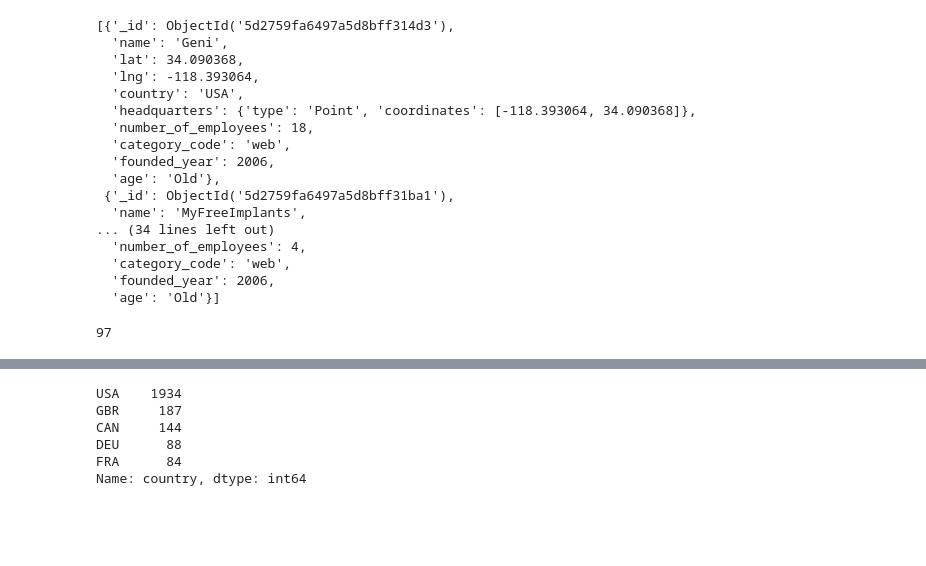
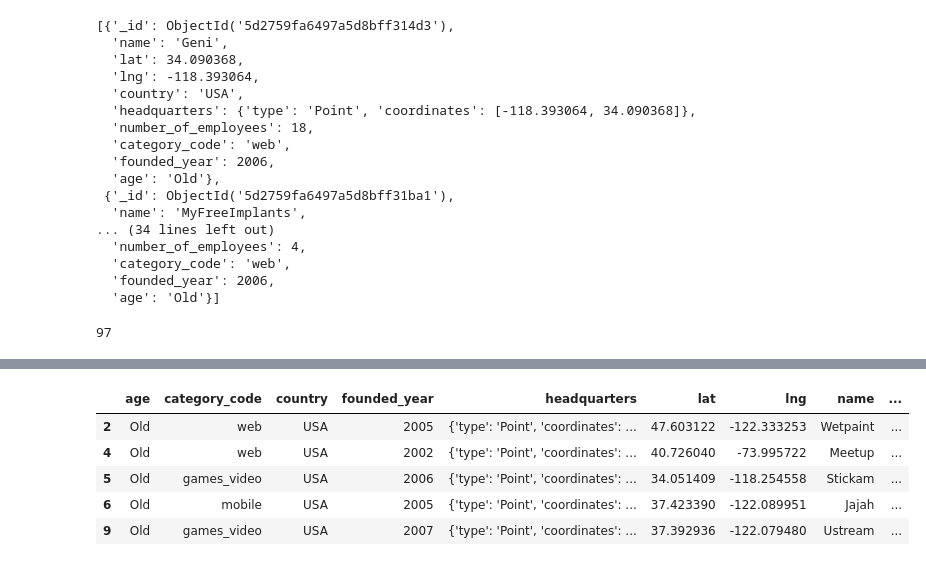
Before and after one commit to Pela12345/project-geospatial, a Jupyter notebook: Geo-Queries-Near.ipynb, the cells around one changed output, grey strips where cells are left out. Cells and saved outputs as stored; diff of their text form; code cells hidden in the pictures; blank space fills up the shorter version.

```diff
--- a/Geo-Queries-Near.ipynb
+++ b/Geo-Queries-Near.ipynb
@@ -131,12 +131,12 @@ b.head(10)
 | 8 | Old | web | USA | 1995 | {'type': 'Point', 'coordinates': ... | 37.295005 | -121.930035 | eBay | ... |
 | 9 | Old | games_video | USA | 2007 | {'type': 'Point', 'coordinates': ... | 37.392936 | -122.079480 | Ustream | ... |
 # %%
-#b["New/Old_Ratio"].value_counts()
-b["country"].value_counts().head()
+b1=b[b['New/Old_Ratio'] != 0]
+b1.head()
 # %% [output]
-USA    1934
-GBR     187
-CAN     144
-DEU      88
-FRA      84
-Name: country, dtype: int64
+|  | age | category_code | country | founded_year | headquarters | lat | lng | name | ... |
+| 2 | Old | web | USA | 2005 | {'type': 'Point', 'coordinates': ... | 47.603122 | -122.333253 | Wetpaint | ... |
+| 4 | Old | web | USA | 2002 | {'type': 'Point', 'coordinates': ... | 40.726040 | -73.995722 | Meetup | ... |
+| 5 | Old | games_video | USA | 2006 | {'type': 'Point', 'coordinates': ... | 34.051409 | -118.254558 | Stickam | ... |
+| 6 | Old | mobile | USA | 2005 | {'type': 'Point', 'coordinates': ... | 37.423390 | -122.089951 | Jajah | ... |
+| 9 | Old | games_video | USA | 2007 | {'type': 'Point', 'coordinates': ... | 37.392936 | -122.079480 | Ustream | ... |
```
Also changed, not shown: parts of 11 cells of this notebook, 1 other file.
